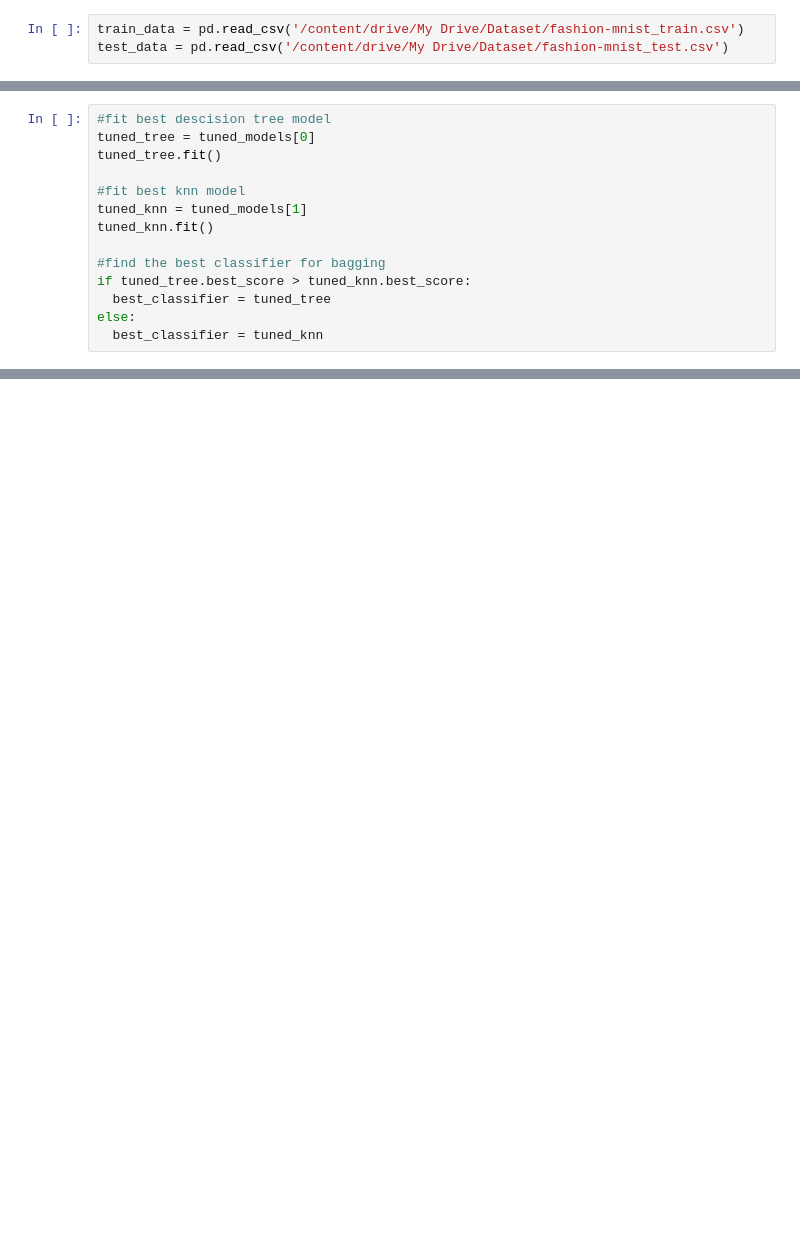
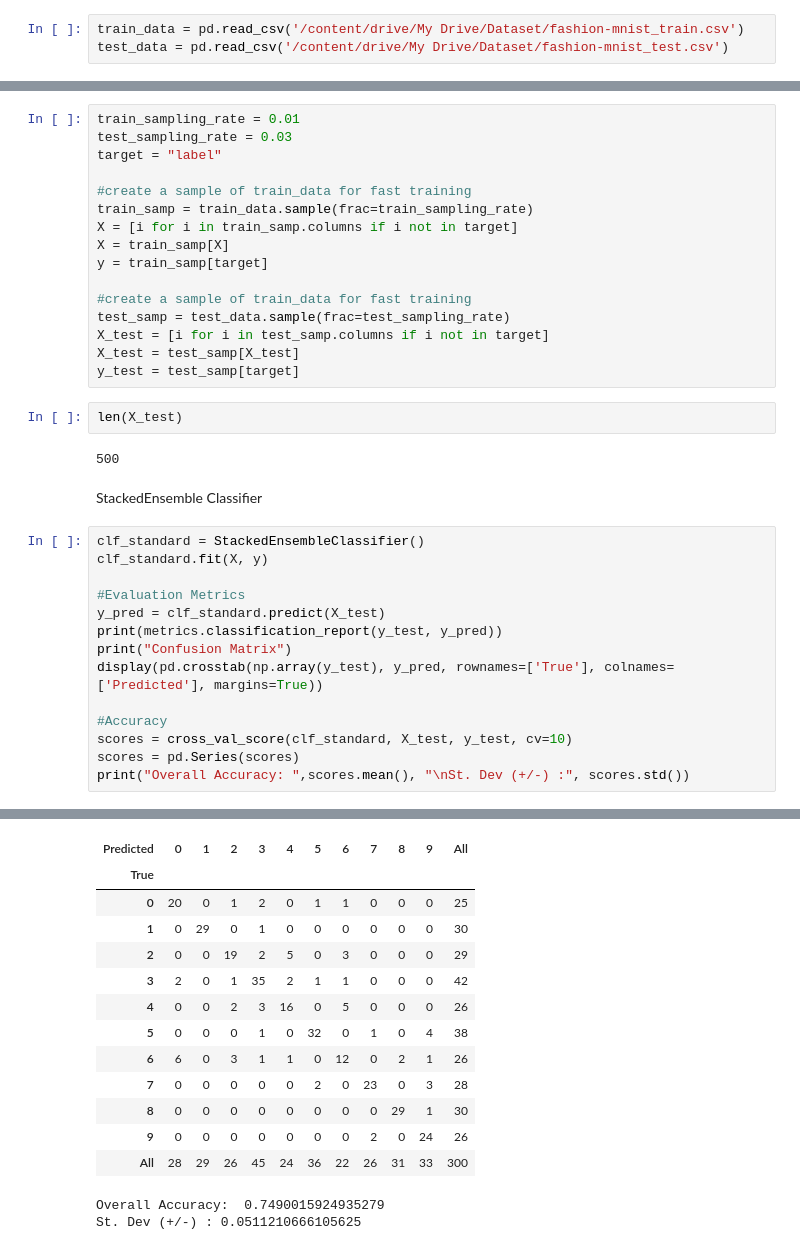
Before and after one commit to WoleIlori/EnsembleStacking, a Jupyter notebook: StackedEnsembleTest.ipynb, the cells around one changed output, grey strips where cells are left out. Cells and saved outputs as stored; diff of their text form; blank space fills up the shorter version.

Commit message:
Implemented other classifiers to compare with the different approaches

```diff
--- a/StackedEnsembleTest.ipynb
+++ b/StackedEnsembleTest.ipynb
@@ -825,14 +685,37 @@ for i in range(len(estimators)):
-# %%
-#fit best descision tree model
-tuned_tree = tuned_models[0]
-tuned_tree.fit()
-
-#fit best knn model
-tuned_knn = tuned_models[1]
-tuned_knn.fit()
-
-#find the best classifier for bagging
-if tuned_tree.best_score > tuned_knn.best_score:
-  best_classifier = tuned_tree
-else:
-  best_classifier = tuned_knn
+# %%
+train_sampling_rate = 0.01
+test_sampling_rate = 0.03
+target = "label"
+
+#create a sample of train_data for fast training
+train_samp = train_data.sample(frac=train_sampling_rate)
+X = [i for i in train_samp.columns if i not in target]
+X = train_samp[X]
+y = train_samp[target]
+
+#create a sample of train_data for fast training
+test_samp = test_data.sample(frac=test_sampling_rate)
+X_test = [i for i in test_samp.columns if i not in target]
+X_test = test_samp[X_test]
+y_test = test_samp[target]
+# %%
+len(X_test)
+# %% [output]
+500
+# %% [markdown]
+StackedEnsemble Classifier
+# %%
+clf_standard = StackedEnsembleClassifier()
+clf_standard.fit(X, y)
+
+#Evaluation Metrics
+y_pred = clf_standard.predict(X_test)
+print(metrics.classification_report(y_test, y_pred))
+print("Confusion Matrix")
+display(pd.crosstab(np.array(y_test), y_pred, rownames=['True'], colnames=['Predicted'], margins=True))
+
+#Accuracy
+scores = cross_val_score(clf_standard, X_test, y_test, cv=10)
+scores = pd.Series(scores)
+print("Overall Accuracy: ",scores.mean(), "\nSt. Dev (+/-) :", scores.std())
+# %% [output]
@@ -838,0 +740,15 @@ else:
+| Predicted | 0 | 1 | 2 | 3 | 4 | 5 | 6 | 7 | 8 | 9 | All |
+| True |  |  |  |  |  |  |  |  |  |  |  |
+| 0 | 20 | 0 | 1 | 2 | 0 | 1 | 1 | 0 | 0 | 0 | 25 |
+| 1 | 0 | 29 | 0 | 1 | 0 | 0 | 0 | 0 | 0 | 0 | 30 |
+| 2 | 0 | 0 | 19 | 2 | 5 | 0 | 3 | 0 | 0 | 0 | 29 |
+| 3 | 2 | 0 | 1 | 35 | 2 | 1 | 1 | 0 | 0 | 0 | 42 |
+| 4 | 0 | 0 | 2 | 3 | 16 | 0 | 5 | 0 | 0 | 0 | 26 |
+| 5 | 0 | 0 | 0 | 1 | 0 | 32 | 0 | 1 | 0 | 4 | 38 |
+| 6 | 6 | 0 | 3 | 1 | 1 | 0 | 12 | 0 | 2 | 1 | 26 |
+| 7 | 0 | 0 | 0 | 0 | 0 | 2 | 0 | 23 | 0 | 3 | 28 |
+| 8 | 0 | 0 | 0 | 0 | 0 | 0 | 0 | 0 | 29 | 1 | 30 |
+| 9 | 0 | 0 | 0 | 0 | 0 | 0 | 0 | 2 | 0 | 24 | 26 |
+| All | 28 | 29 | 26 | 45 | 24 | 36 | 22 | 26 | 31 | 33 | 300 |
+Overall Accuracy:  0.7490015924935279
+St. Dev (+/-) : 0.0511210666105625
```
Also changed, not shown: parts of 52 cells of this notebook.
